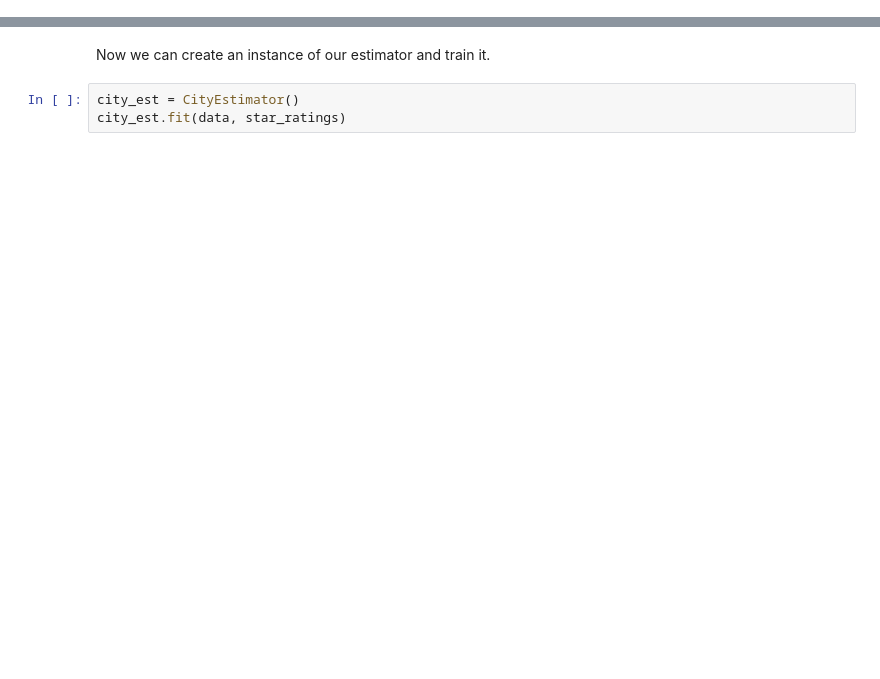
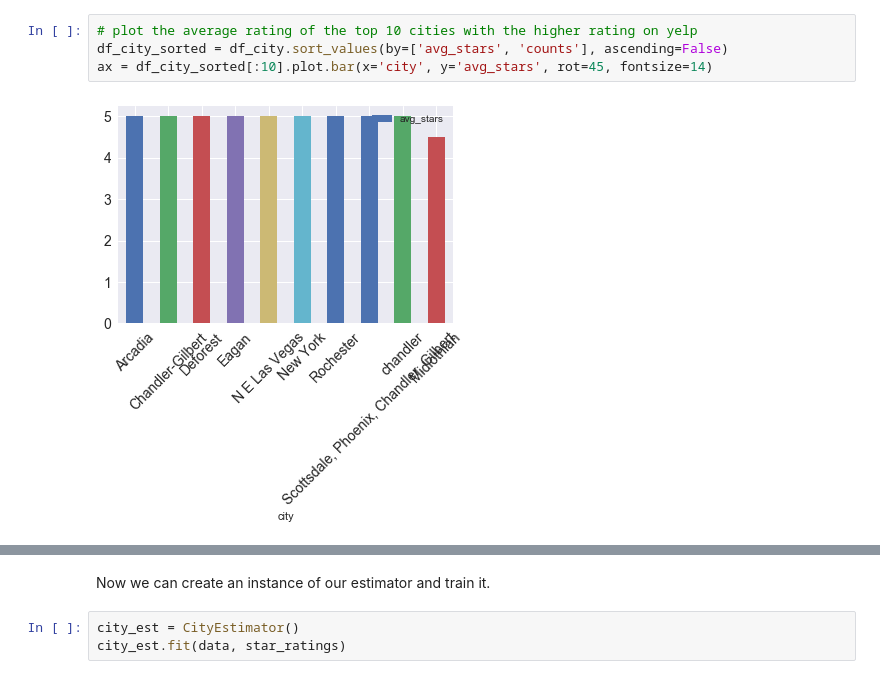
Before and after one commit to TanghuiL/Predicting-popularity-of-new-restaurants, a Jupyter notebook: Predicting popularity of a new restaurant.ipynb, the cells around one changed output, grey strips where cells are left out. Saved outputs shown, nothing was run; the diff lists cells and outputs as text; blank space fills up the shorter version.

```diff
--- a/Predicting popularity of a new restaurant.ipynb
+++ b/Predicting popularity of a new restaurant.ipynb
@@ -199,0 +243,6 @@ class CityEstimator(base.BaseEstimator, base.RegressorMixin):
+# %%
+# plot the average rating of the top 10 cities with the higher rating on yelp
+df_city_sorted = df_city.sort_values(by=['avg_stars', 'counts'], ascending=False)
+ax = df_city_sorted[:10].plot.bar(x='city', y='avg_stars', rot=45, fontsize=14)
+# %% [output]
+[figure, added]
```
Also changed, not shown: parts of 86 cells of this notebook, 2 other files.
